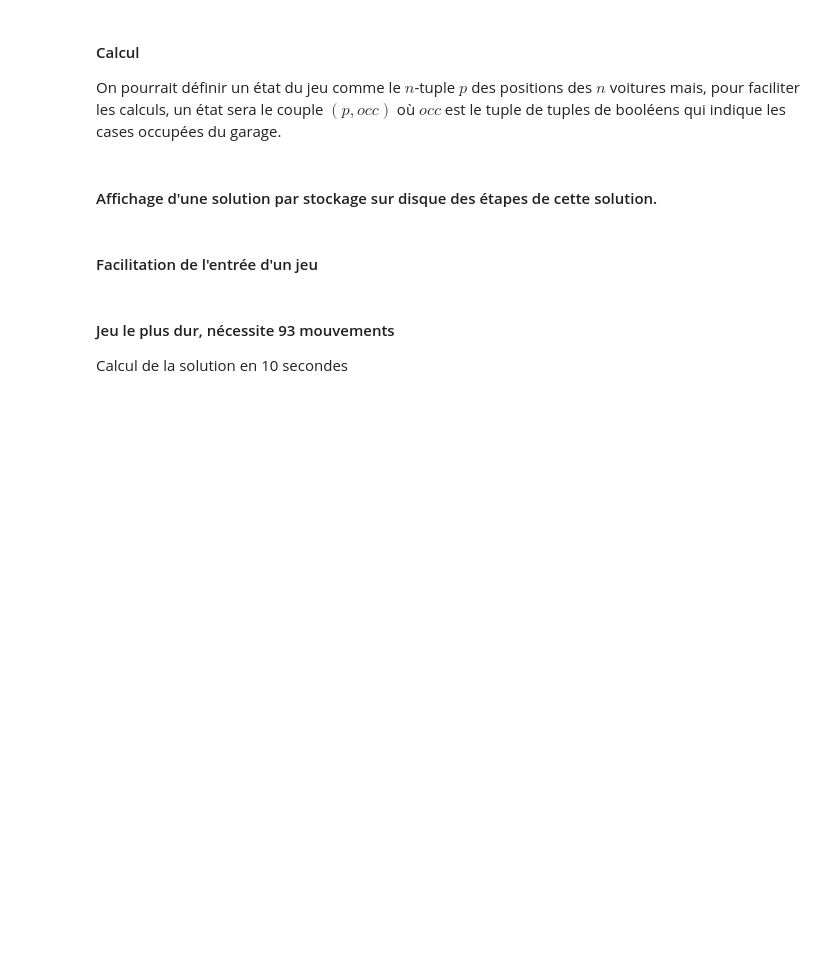
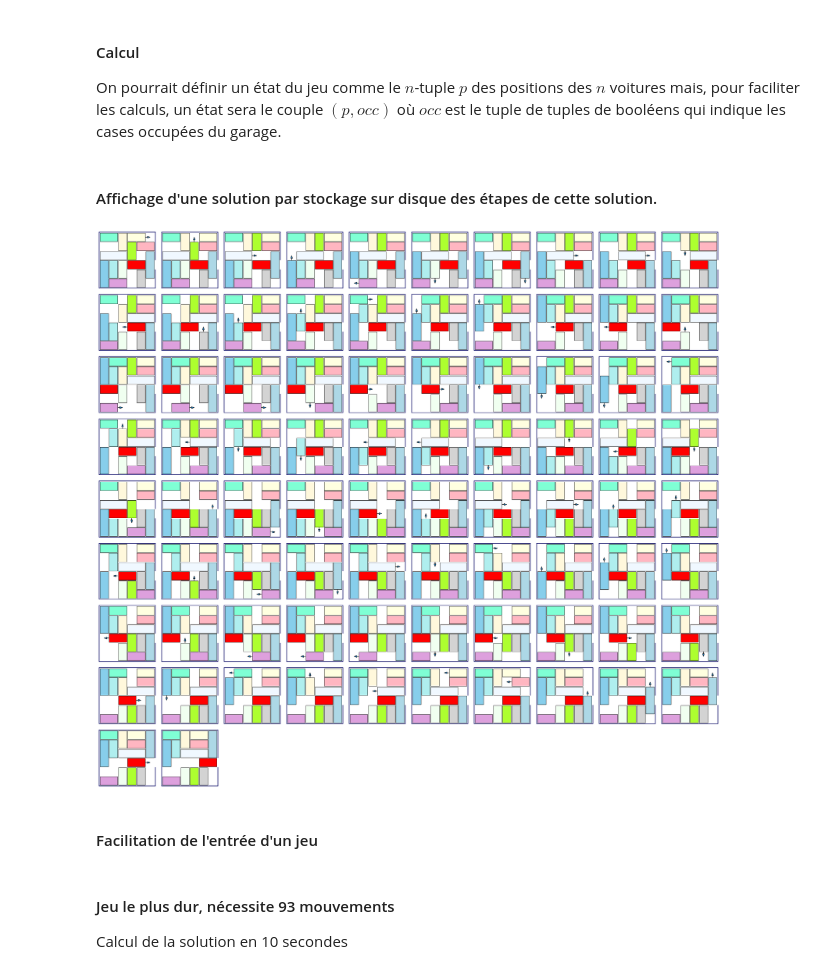
Before and after one commit to YvesLemaire/Jupyter-Puzzles, a Jupyter notebook: python/rush-hour/rush-hour.ipynb, the cells around one changed output. Drawn from its saved outputs; the diff is of its cells as text; code cells hidden in the pictures; blank space fills up the shorter version.

```diff
--- a/python/rush-hour/rush-hour.ipynb
+++ b/python/rush-hour/rush-hour.ipynb
@@ -225,2 +207,24 @@ def display_sol(sol, prefix):
+# %%
+def imsSol(jeu, sol):
+    cars, positions = jeu
+    l = []
+    state = (positions, occOfPos(cars, positions))
+    for action in sol:
+        l.append(imJeu((cars, state[0]), hint = action))
+        state = delta(cars,state,action)
+    l.append(imJeu((cars, state[0])))
+    return l
+
+#! mkdir images
+def writeSol(ims, prefix):
+    for i, im in enumerate(ims):
+        im.save(f'{global_prefix}images/{prefix}-{i}.png', format = 'png')
+
+def displaySol(prefix):
+    display_images = displayImages.mpl if IN_COLAB else displayImages.cv # displayImages.widgets marche mal (2 images ?)
+    return display_images(f'{global_prefix}images/{prefix}-')
 # %%
-write_sol(jeu1, sol1, "jeu1")
+ims1 = imsSol(jeu1, sol1)
+displayImages.concat(ims1)
+# %% [output]
+[figure, added]
```
Also changed, not shown: parts of 11 cells of this notebook.
